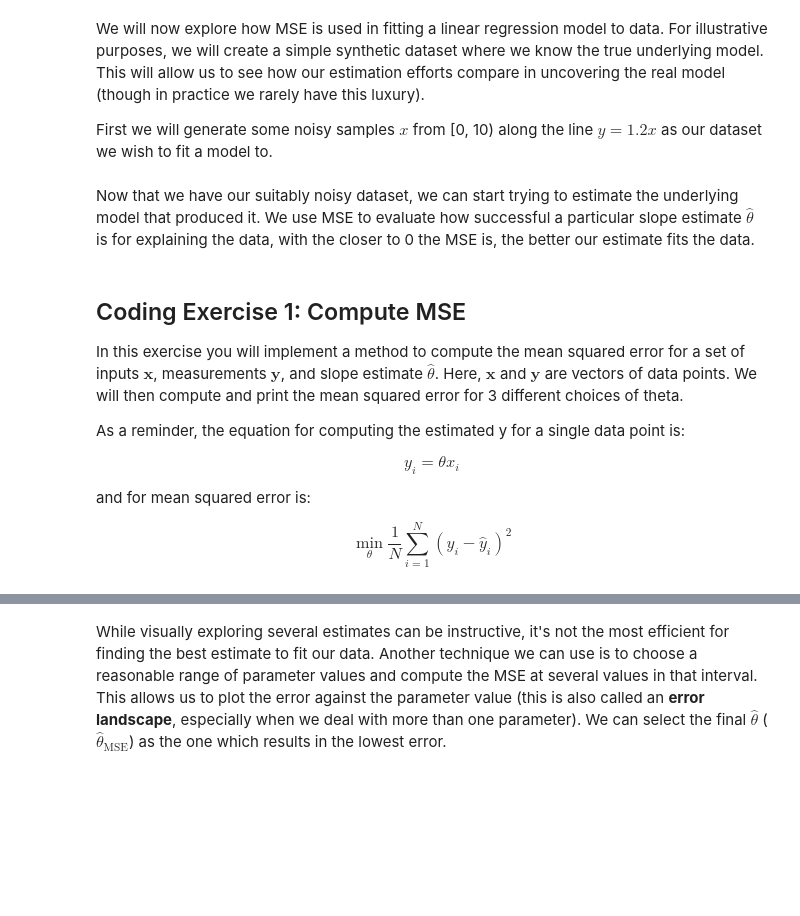
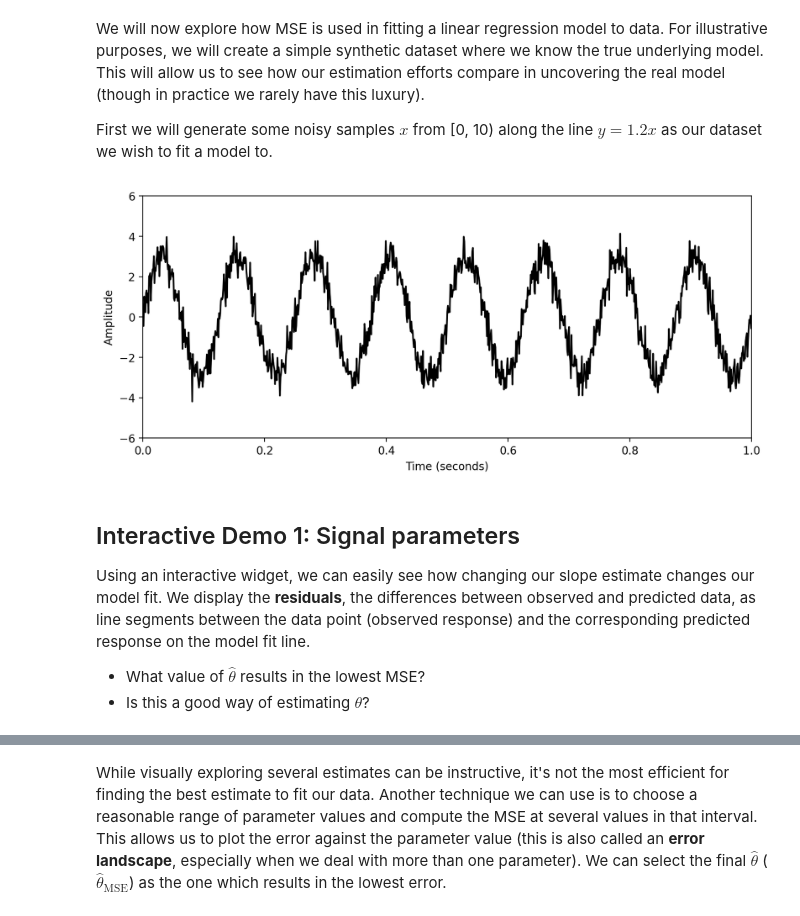
Before and after one commit to lucaase/LFP-analysis-HS, a Jupyter notebook: Course-Notebook.ipynb, the cells around one changed output, grey strips where cells are left out. Saved outputs shown, nothing was run; the diff lists cells and outputs as text; code cells hidden in the pictures; blank space fills up the shorter version.

```diff
--- a/Course-Notebook.ipynb
+++ b/Course-Notebook.ipynb
@@ -77,4 +58,3 @@ logging.getLogger('matplotlib.font_manager').disabled = True
 
 import ipywidgets as widgets  # interactive display
 %config InlineBackend.figure_format = 'retina'
-plt.style.use("https://raw.githubusercontent.com/NeuromatchAcademy/course-content/main/nma.mplstyle")
@@ -205,18 +68,50 @@ ax.set(xlabel='x', ylabel='y');
-# %% [markdown]
-Now that we have our suitably noisy dataset, we can start trying to estimate the underlying model that produced it. We use MSE to evaluate how successful a particular slope estimate $\hat{\theta}$ is for explaining the data, with the closer to 0 the MSE is, the better our estimate fits the data.
-# %% [markdown]
-## Coding Exercise 1: Compute MSE
-
-In this exercise you will implement a method to compute the mean squared error for a set of inputs $\mathbf{x}$, measurements $\mathbf{y}$, and slope estimate $\hat{\theta}$. Here, $\mathbf{x}$ and $\mathbf{y}$ are vectors of data points. We will then compute and print the mean squared error for 3 different choices of theta.
-
-As a reminder, the equation for computing the estimated y for a single data point is:
-
-\begin{equation}
-\hat{y}_{i}= \theta x_{i}
-\end{equation}
-
-and for mean squared error is:
-
-\begin{equation}
-\min _{\theta} \frac{1}{N}\sum_{i=1}^{N}\left(y_{i}-\hat{y}_i\right)^{2}
-\end{equation}
+# %%
+# @title
+
+# @markdown Execute this cell to generate some simulated data
+
+# @markdown The data is a sum of two sine waves with different frequencies and amplitudes, plus some noise
+
+# Setting random seed for reproducibility
+np.random.seed(1234)
+
+# Sampling rate
+fs = 1000
+# Time vector of 1 second
+t = np.arange(0, 1, 1/fs)
+
+# Generate two sine waves with different frequencies and amplitudes
+f1 = 8
+f2 = 8
+A1 = 2
+A2 = 1
+
+# Generate random noise
+noise = np.random.normal(0, 0.5, len(t))
+
+# Generate signal
+signal = A1 * np.sin(2*np.pi*f1*t) + A2 * np.sin(2*np.pi*f2*t) + noise
+# %%
+# @title
+
+# @markdown Execute this cell to visualize the data
+
+# @markdown The data is a sum of two sine waves with different frequencies and amplitudes, plus some noise
+
+# Plot the signal
+plt.figure(figsize=(10, 4))
+plt.plot(t, signal, 'k')
+plt.xlabel('Time (seconds)')
+plt.ylabel('Amplitude')
+plt.xlim([0, 1])
+plt.ylim([-6, 6])
+plt.show()
+# %% [output]
+[figure, added]
+# %% [markdown]
+## Interactive Demo 1: Signal parameters
+
+Using an interactive widget, we can easily see how changing our slope estimate changes our model fit. We display the **residuals**, the differences between observed and predicted data, as line segments between the data point (observed response) and the corresponding predicted response on the model fit line.
+
+- What value of $\hat{\theta}$ results in the lowest MSE?
+- Is this a good way of estimating $\theta$?
```
Also changed, not shown: parts of 25 cells of this notebook.
